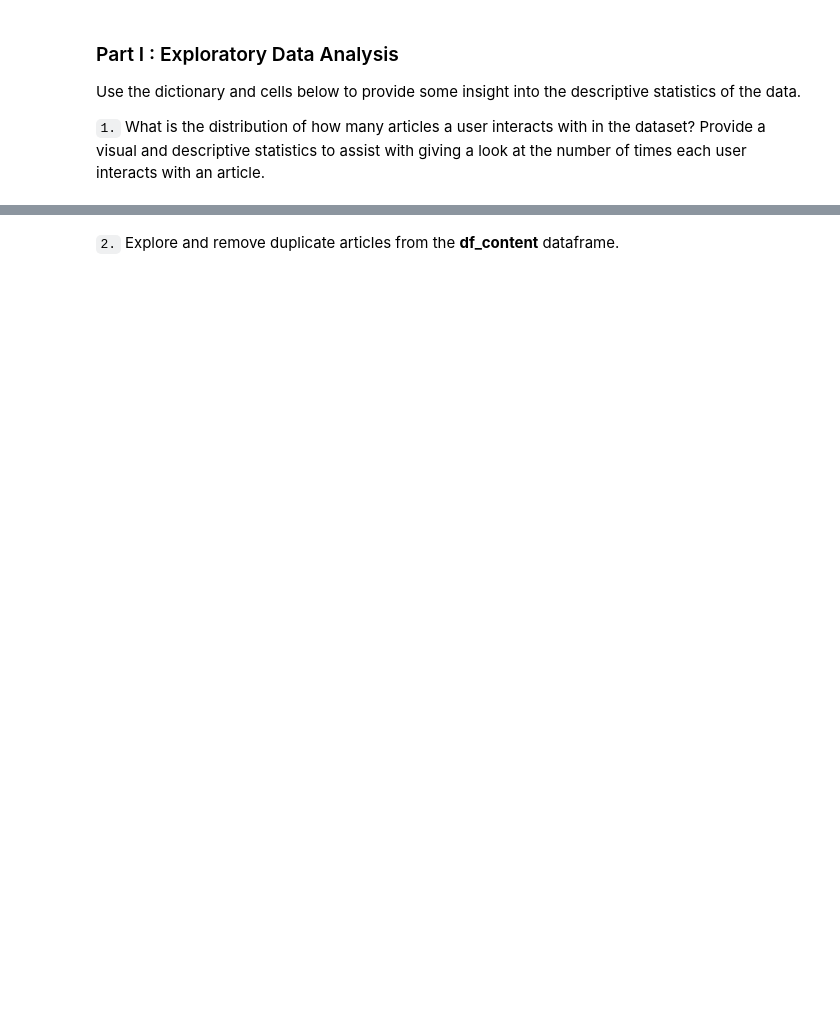
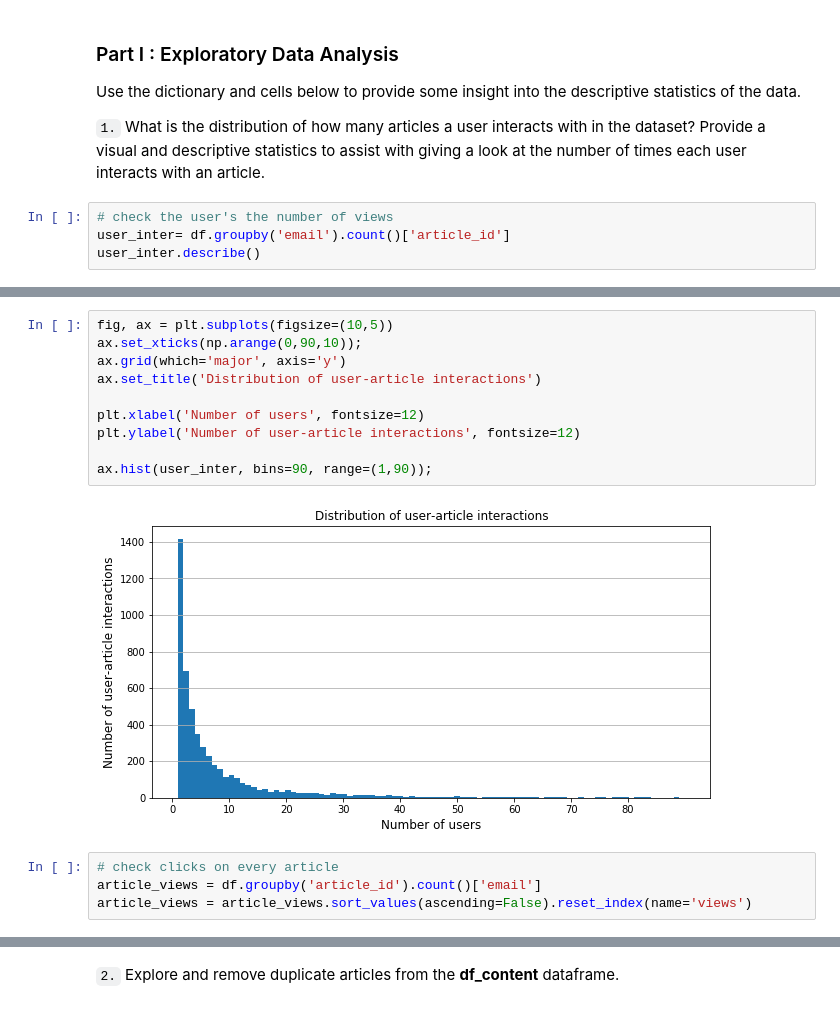
Before and after one commit to tomgtqq/DSND-P3-Recommendations-with-IBM, a Jupyter notebook: Recommendations_with_IBM.ipynb, the cells around one changed output, grey strips where cells are left out. Saved outputs shown, nothing was run; the diff lists cells and outputs as text; blank space fills up the shorter version.

```diff
--- a/Recommendations_with_IBM.ipynb
+++ b/Recommendations_with_IBM.ipynb
@@ -44,3 +58,7 @@ df_content.head()
 Use the dictionary and cells below to provide some insight into the descriptive statistics of the data.
 
 `1.` What is the distribution of how many articles a user interacts with in the dataset?  Provide a visual and descriptive statistics to assist with giving a look at the number of times each user interacts with an article.
+# %%
+# check the user's the number of views
+user_inter= df.groupby('email').count()['article_id']
+user_inter.describe()
@@ -46,0 +86,16 @@ Use the dictionary and cells below to provide some insight into the descriptive
+# %%
+fig, ax = plt.subplots(figsize=(10,5))
+ax.set_xticks(np.arange(0,90,10));
+ax.grid(which='major', axis='y')
+ax.set_title('Distribution of user-article interactions')
+
+plt.xlabel('Number of users', fontsize=12)
+plt.ylabel('Number of user-article interactions', fontsize=12)
+
+ax.hist(user_inter, bins=90, range=(1,90));
+# %% [output]
+[figure, added]
+# %%
+# check clicks on every article
+article_views = df.groupby('article_id').count()['email']
+article_views = article_views.sort_values(ascending=False).reset_index(name='views')
```
Also changed, not shown: parts of 50 cells of this notebook, 1 other file.
